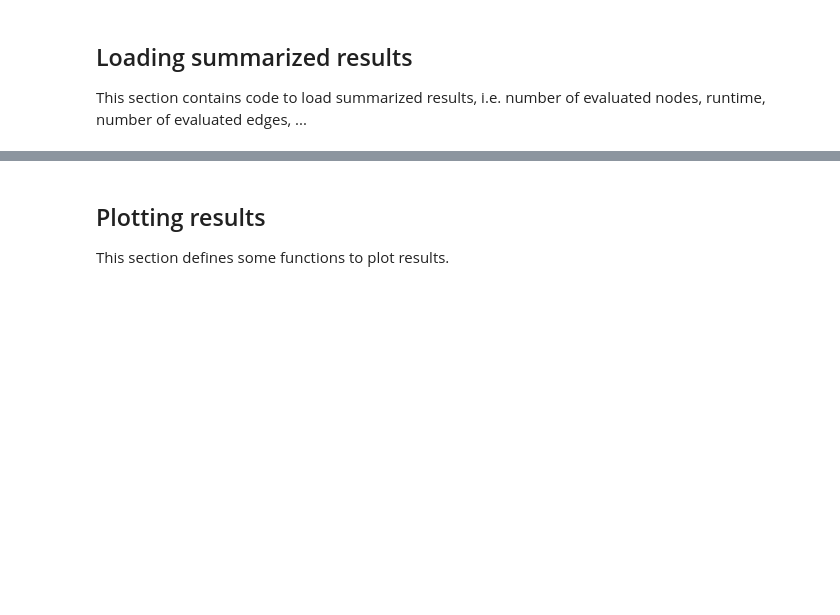
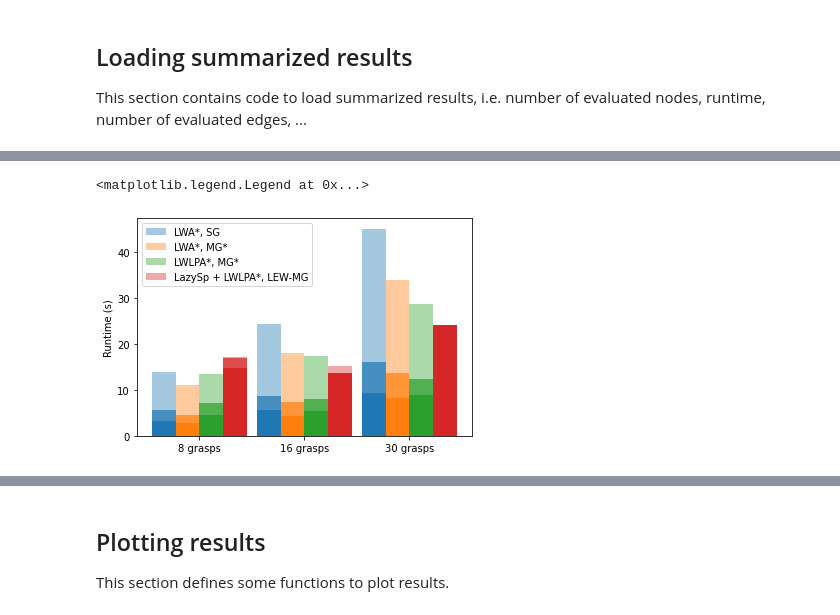
Before and after one commit to malwaru/hfts_grasp_planner, a Jupyter notebook: scripts/notebooks/mg_planner_evaluation.ipynb, the cells around one changed output, grey strips where cells are left out. Cells and saved outputs as stored; diff of their text form; code cells hidden in the pictures; blank space fills up the shorter version.

```diff
--- a/scripts/notebooks/mg_planner_evaluation.ipynb
+++ b/scripts/notebooks/mg_planner_evaluation.ipynb
@@ -156,0 +171,2 @@ data.sort_values(['scene', 'algorithm'])
+# %%
+data = pd.read_csv('/home/joshua/projects/placement_catkin/experiment_results/paper/2d.csv')
@@ -156,0 +208,75 @@ data.sort_values(['scene', 'algorithm'])
+# %%
+from matplotlib import cm
+
+pretty_algo_names = {
+    'LWAstar': 'LWA*',
+    'LWLPAstar': 'LWLPA*',
+    'LazySP_LWLPAstar': 'LazySp + LWLPA*',
+}
+
+pretty_graph_names = {
+    'SingleGraspGraph': 'SG',
+    'MultiGraspGraph': 'MG*',
+    'LazyGrownLazyEdgeWeightedMultiGraspGraph': 'LG-LEW-MG',
+    'LazyEdgeWeightedMultiGraspGraph': 'LEW-MG',
+}
+
+def prettify(algo_graph):
+    # return str(algo_graph)
+    # return algo_graph
+    return pretty_algo_names[algo_graph[0]] + ', ' + pretty_graph_names[algo_graph[1]]
+
+# test_case = 'cluttered_field_dist_adv__8__0.1__1000'
+# inputs
+scene = 'cluttered_field_dist'
+roadmap_size = 10000
+algo_graph_combos = [('LWAstar', 'SingleGraspGraph'), ('LWAstar', 'MultiGraspGraph'), ('LWLPAstar','MultiGraspGraph'),('LazySP_LWLPAstar', 'LazyEdgeWeightedMultiGraspGraph')] # operations
+bar_gap = 0.1  # percentage of space that the gap between groups should take
+# data[["algorithm", "graph"]]
+scene_data = data[(data['scene'] == scene) & (data['roadmap_size'] < roadmap_size + 100) & (data['roadmap_size'] >= roadmap_size)]
+plot_data = scene_data.pivot(index=['step_size', 'num_grasps'],columns=['algorithm', 'graph'], values='runtime')
+# plot_data
+# plot_data[algo_graph_combos].plot(kind='bar', title='test')
+# plot_data
+step_sizes = list(scene_data['step_size'].unique())
+step_sizes.sort()
+# step_sizes = [step_sizes[2]]
+num_grasps = scene_data['num_grasps'].unique()
+
+x = np.arange(len(num_grasps))
+bar_width = (1.0 - bar_gap) / len(algo_graph_combos)
+rel_bar_centers = np.linspace(bar_gap/2.0, 1.0 - bar_gap/2.0, len(algo_graph_combos), endpoint=False) + bar_width / 2.0 - 0.5
+
+fig, ax = plt.subplots()
+bars = []
+for sidx, step_size in enumerate(step_sizes):
+    for idx, algo_graph in enumerate(algo_graph_combos):
+        # color = (1 + float(sidx)/len(step_sizes)) * np.array(cm.tab10.colors[idx])
+        color = cm.tab10.colors[idx]
+        alpha = min(1.0, 0.9 * float(sidx+1) / len(step_sizes) + 0.1)
+        # color = [color[0], color[1], color[2], 1.0 - 0.5 * float(sidx) / len(step_sizes)]
+        # print(alpha, step_size)
+        bars.append(ax.bar(x + rel_bar_centers[idx], plot_data.loc[step_size][algo_graph], bar_width, color=color, alpha=alpha))
+
+ax.set_ylabel('Runtime (s)')
+ax.set_xticks(x)
+ax.set_xticklabels(map(lambda x: str(x) + ' grasps', plot_data.loc[step_sizes[0]].index.values))
+ax.legend(bars[:len(algo_graph_combos)], map(prettify, algo_graph_combos))
+# step_sizes
+
+# pd.__version__
+# keys = data['algorithm'].astype(str) + '__' + data['graph'].astype(str)
+# new_data = pd.DataFrame(data[['runtime', 'num_grasps']]) #, index=keys)
+# new_data
+# idx = pd.MultiIndex.from_frame(data[["algorithm", "graph"]])
+# idx
+# data['runtime']
+# tmp_data = pd.DataFrame(data[['test_case_id']], index=)
+# tmp_data
+# plot_data = data[(data['test_case_id'] == test_case) & ((data['algorithm'].astype(str) + '__' + data['graph'].astype(str)).isin(algo_graph_combos))]
+# plot_data = plot_data.pivot(index='algorithm', columns='graph', values='runtime')
+# plot_data = plot_data.fillna(0)
+# plot_data.fillna(0)
+# %% [output]
+<matplotlib.legend.Legend at 0x...>
+[figure, added]
```
Also changed, not shown: parts of 9 cells of this notebook, 11 other files.
